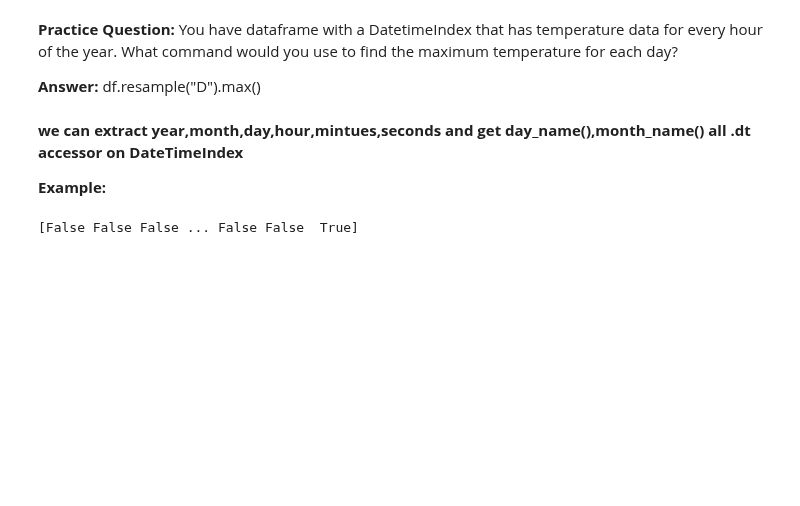
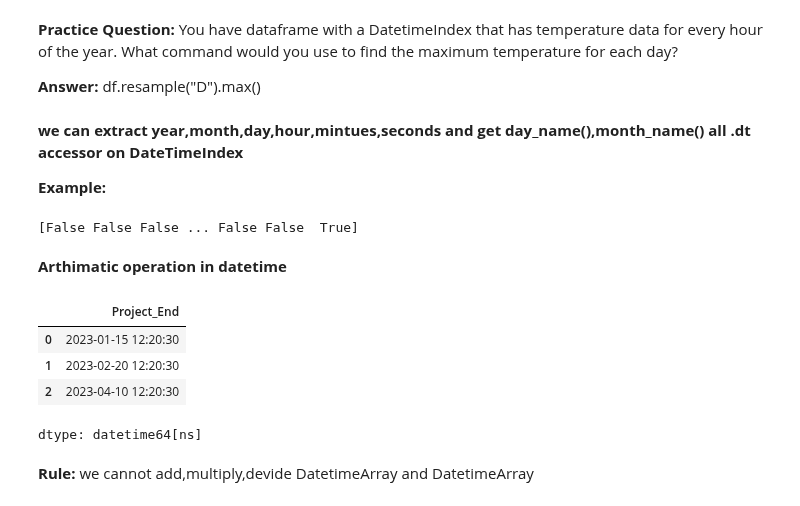
Before and after one commit to ak786abdullah/pandas-library-practice-, a Jupyter notebook: pandas practice, notes&projects (basic to advance).ipynb, the cells around one changed output. Drawn from its saved outputs; the diff is of its cells as text; code cells hidden in the pictures; blank space fills up the shorter version.

```diff
--- a/pandas practice, notes&projects (basic to advance).ipynb
+++ b/pandas practice, notes&projects (basic to advance).ipynb
@@ -1823,3 +1823,31 @@ print(df.index.day_name())
 print(df.index.is_month_end)
 # %% [output]
 [False False False ... False False  True]
+# %% [markdown]
+**Arthimatic operation in datetime**
+# %%
+data = {
+    'Project_Start': ['2024-01-01', '2023-06-10', '2023-12-05'],
+    'Project_End': ['2023-01-15', '2023-02-20', '2023-04-10']
+}
+df = pd.DataFrame(data)
+
+# Step 1: ALWAYS convert to datetime first!
+df["Project_Start"]=pd.to_datetime(df["Project_Start"])
+df["Project_End"]=pd.to_datetime(df["Project_End"])
+# Step 2: The Arithmetic
+df["Project_Start"]-df["Project_End"]
+# add 5 days in Project_End
+df["Project_End"]+pd.Timedelta(days=5)
+# add 2 weeks in project_end
+df["Project_End"]+pd.Timedelta(weeks=2)
+# add 12 hours , 20 mintues and 30 second in project_end
+df["Project_End"]+pd.Timedelta(hours=12,minutes=20,seconds=30)
+# %% [output]
+|  | Project_End |
+| 0 | 2023-01-15 12:20:30 |
+| 1 | 2023-02-20 12:20:30 |
+| 2 | 2023-04-10 12:20:30 |
+dtype: datetime64[ns]
+# %% [markdown]
+**Rule:** we cannot add,multiply,devide DatetimeArray and DatetimeArray
```
